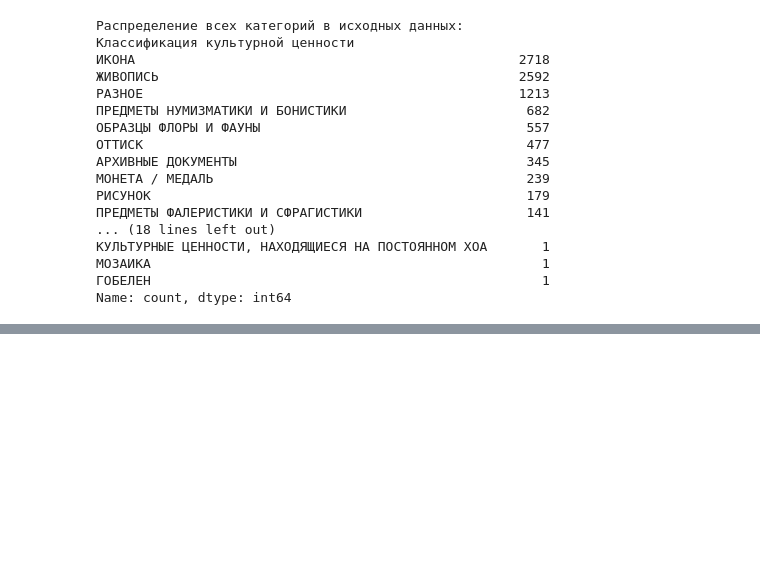
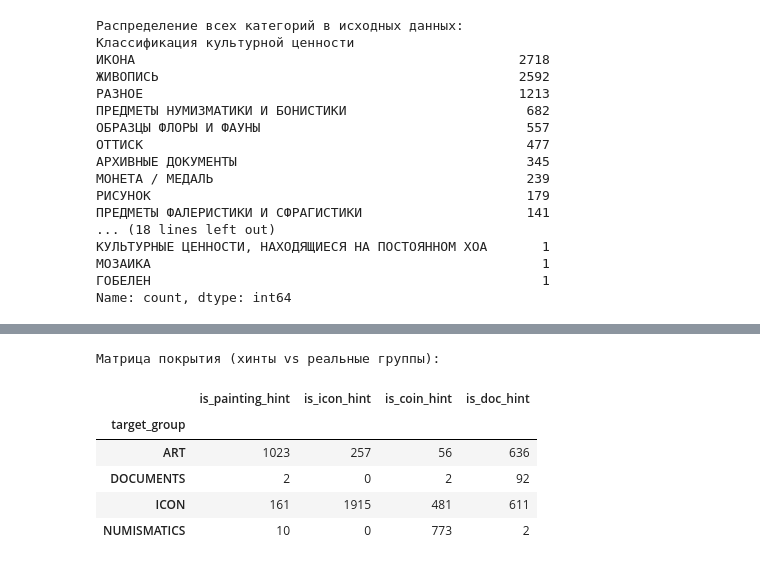
Before and after one commit to YuraYezhov/RU-Dataset-Architect, a Jupyter notebook: 03_heritage_large/scripts/initial_eda_analysis.ipynb, the cells around one changed output, grey strips where cells are left out. Saved outputs shown, nothing was run; the diff lists cells and outputs as text; code cells hidden in the pictures; blank space fills up the shorter version.

```diff
--- a/03_heritage_large/scripts/initial_eda_analysis.ipynb
+++ b/03_heritage_large/scripts/initial_eda_analysis.ipynb
@@ -104,0 +223,17 @@ Name: count, dtype: int64
+# %%
+# Группируем данные по целевой группе и считаем сумму хинтов в каждой
+
+hint_columns = ['is_painting_hint', 'is_icon_hint', 'is_coin_hint', 'is_doc_hint']
+
+coverage_matrix = df_raw.groupby('target_group')[hint_columns].sum()
+
+print("Матрица покрытия (хинты vs реальные группы):")
+display(coverage_matrix)
+# %% [output]
+Матрица покрытия (хинты vs реальные группы):
+|  | is_painting_hint | is_icon_hint | is_coin_hint | is_doc_hint |
+| target_group |  |  |  |  |
+| ART | 1023 | 257 | 56 | 636 |
+| DOCUMENTS | 2 | 0 | 2 | 92 |
+| ICON | 161 | 1915 | 481 | 611 |
+| NUMISMATICS | 10 | 0 | 773 | 2 |
```
Also changed, not shown: parts of 16 cells of this notebook, 2 other files.
